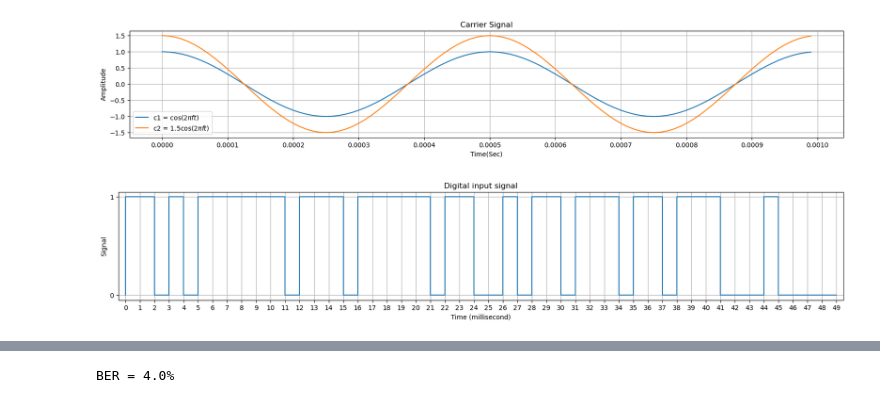
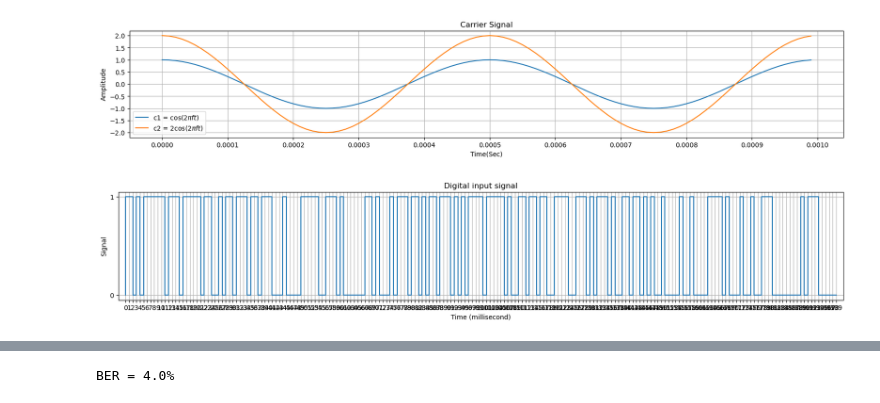
Before and after one commit to lightningdhna/KTTT, a Jupyter notebook: ASK.ipynb, the cells around one changed output, grey strips where cells are left out. Saved outputs shown, nothing was run; the diff lists cells and outputs as text; code cells hidden in the pictures.

```diff
--- a/ASK.ipynb
+++ b/ASK.ipynb
@@ -4,7 +4,7 @@ import matplotlib.pyplot as plt
 from scipy.special import erfc
 # %%
 np.random.seed(322)
-n = 50 # number of bit
+n = 200 # number of bit
 nb = 100 #number of samples per bit
 
 Tb = 0.001 #bit period
@@ -14,27 +14,27 @@ t = Tb * np.arange(0, n, 1/nb)
 
 #define carrier signal
 A1 = 1 #carrier amplitude for bit 0
-A2 = 1.5 #carrier amplitude for bit 1
+A2 = 2 #carrier amplitude for bit 1
 # %%
 ### generate carrier signal
 c1 = A1 * np.cos(2*np.pi*f*t) #carrier signal for binary value '0'
 c2 = A2 * np.cos(2*np.pi*f*t) #carrier signal for binary value '1'
 
 ### plot carrier signal per bit
 plt.figure(figsize=(20,3))
 t_  = Tb*np.arange(0,1,1/100)
 plt.plot(t_,1 * np.cos(2*np.pi*f*t_))
-plt.plot(t_,1.5 * np.cos(2*np.pi*f*t_))
+plt.plot(t_,2 * np.cos(2*np.pi*f*t_))
 plt.xlabel('Time(Sec)')
 plt.ylabel('Amplitude')
 plt.xticks(np.arange(0,Tb+Tb/10,Tb/10))
-plt.yticks(np.arange(-1.5,2,0.5))
+plt.yticks(np.arange(-2,2.5,0.5))
 plt.grid(True)
 plt.title('Carrier Signal')
-plt.legend(['c1 = $\cos(2\pi ft$)','c2 = $1.5\cos(2\pi ft)$'])
+plt.legend(['c1 = $\cos(2\pi ft$)','c2 = $2\cos(2\pi ft)$'])
 plt.show()
 # %% [output]
-[figure, old version]
+[figure, new version]
 # %%
 ### generate the binary data sequence
 x = np.random.randint(2, size = n)
@@ -57,7 +57,7 @@ plt.grid(True)
 plt.margins(x=0.01, y=0.05)
 plt.show()
 # %% [output]
-[figure, old version]
+[figure, new version]
 # %%
 ### perform ASK modulation
 mod = np.where(digit==0, c1, c2)
```
Also changed, not shown: parts of 6 cells of this notebook, 2 other files.
